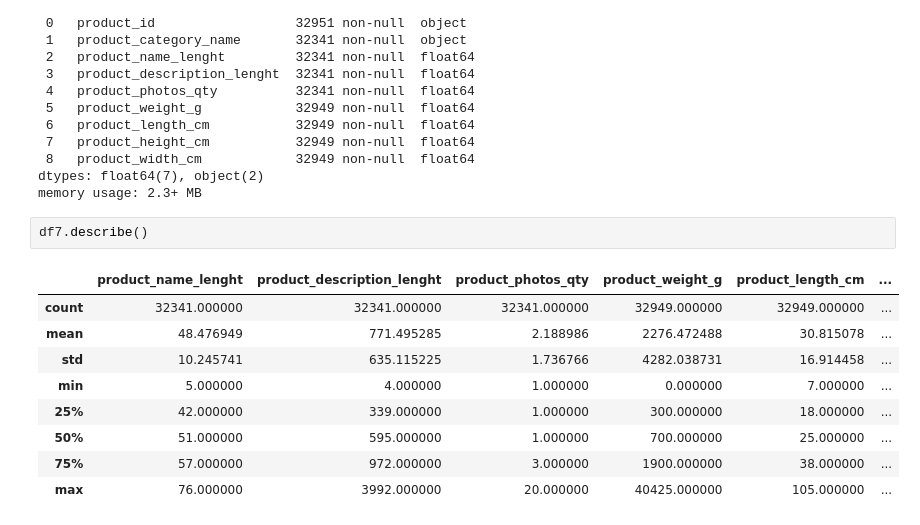
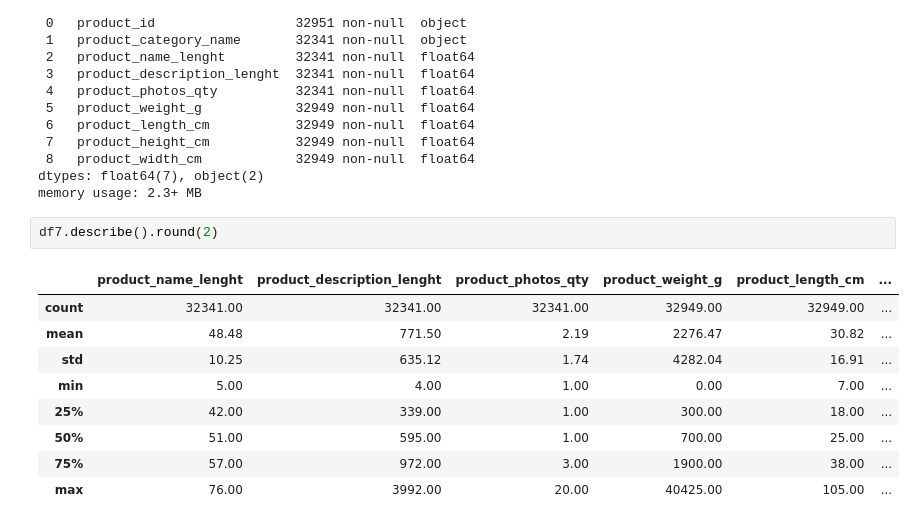
Before and after one commit to fabizap/Olist, a Jupyter notebook: BASES 7 Y 8 DE FABIAN.ipynb, the cells around one changed output. Cells and saved outputs as stored; diff of their text form.

```diff
--- a/BASES 7 Y 8 DE FABIAN.ipynb
+++ b/BASES 7 Y 8 DE FABIAN.ipynb
@@ -71,14 +71,14 @@ Data columns (total 9 columns):
 dtypes: float64(7), object(2)
 memory usage: 2.3+ MB
 # %%
-df7.describe()
+df7.describe().round(2)
 # %% [output]
 |  | product_name_lenght | product_description_lenght | product_photos_qty | product_weight_g | product_length_cm | ... |
-| count | 32341.000000 | 32341.000000 | 32341.000000 | 32949.000000 | 32949.000000 | ... |
-| mean | 48.476949 | 771.495285 | 2.188986 | 2276.472488 | 30.815078 | ... |
-| std | 10.245741 | 635.115225 | 1.736766 | 4282.038731 | 16.914458 | ... |
-| min | 5.000000 | 4.000000 | 1.000000 | 0.000000 | 7.000000 | ... |
-| 25% | 42.000000 | 339.000000 | 1.000000 | 300.000000 | 18.000000 | ... |
-| 50% | 51.000000 | 595.000000 | 1.000000 | 700.000000 | 25.000000 | ... |
-| 75% | 57.000000 | 972.000000 | 3.000000 | 1900.000000 | 38.000000 | ... |
-| max | 76.000000 | 3992.000000 | 20.000000 | 40425.000000 | 105.000000 | ... |
+| count | 32341.00 | 32341.00 | 32341.00 | 32949.00 | 32949.00 | ... |
+| mean | 48.48 | 771.50 | 2.19 | 2276.47 | 30.82 | ... |
+| std | 10.25 | 635.12 | 1.74 | 4282.04 | 16.91 | ... |
+| min | 5.00 | 4.00 | 1.00 | 0.00 | 7.00 | ... |
+| 25% | 42.00 | 339.00 | 1.00 | 300.00 | 18.00 | ... |
+| 50% | 51.00 | 595.00 | 1.00 | 700.00 | 25.00 | ... |
+| 75% | 57.00 | 972.00 | 3.00 | 1900.00 | 38.00 | ... |
+| max | 76.00 | 3992.00 | 20.00 | 40425.00 | 105.00 | ... |
```
Also changed, not shown: parts of 4 cells of this notebook.
